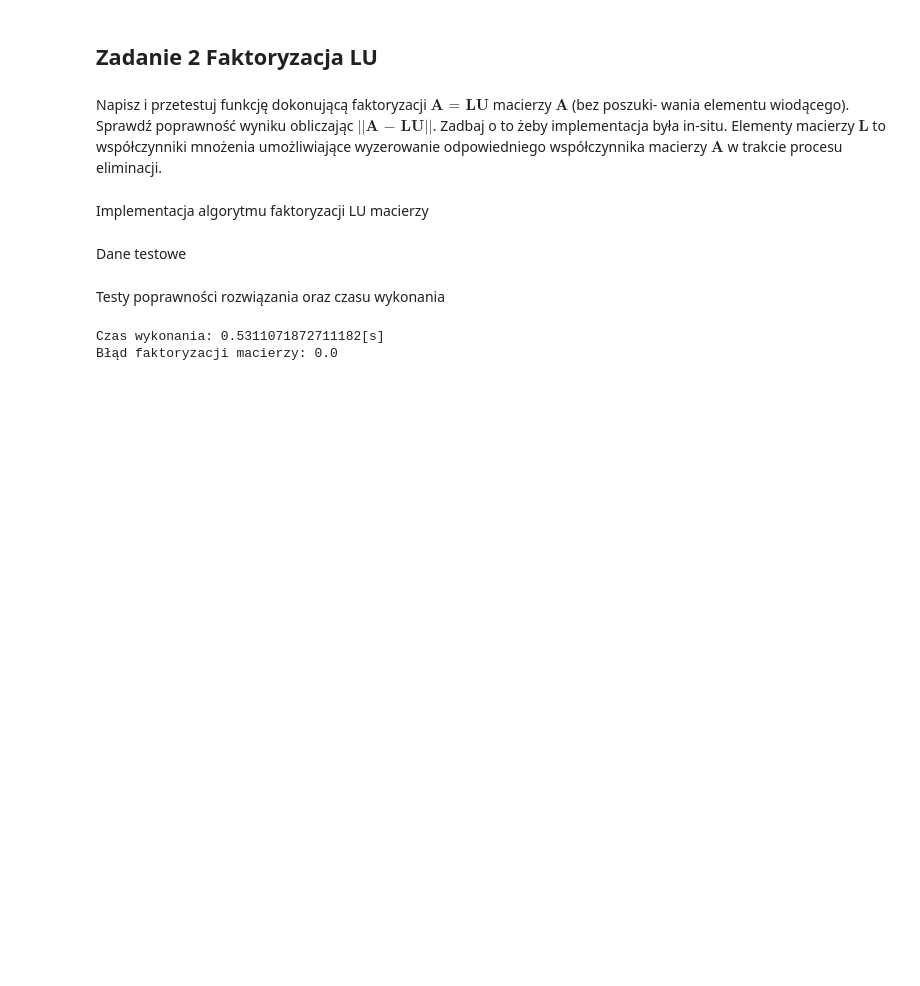
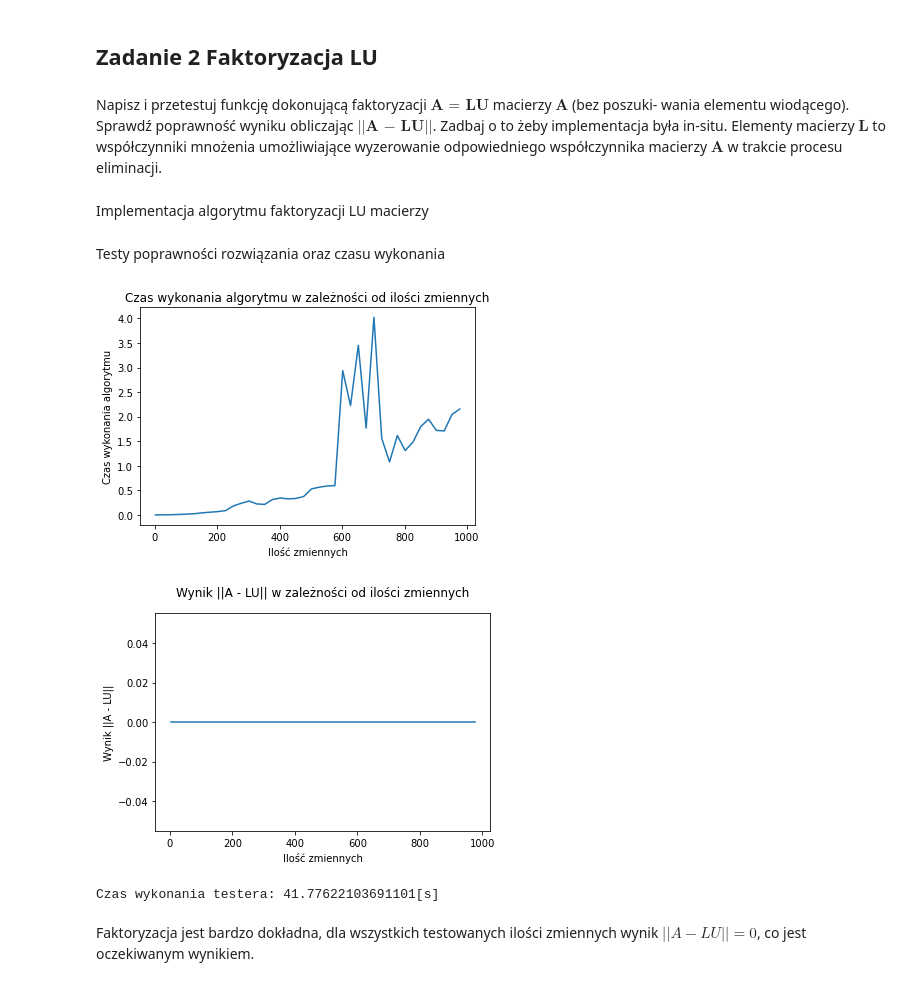
Before and after one commit to proman3419/AGH-WIET-INF-MOwNiT-2022, a Jupyter notebook: 2/2.ipynb, the cells around one changed output. Saved outputs shown, nothing was run; the diff lists cells and outputs as text; code cells hidden in the pictures; blank space fills up the shorter version.

```diff
--- a/2/2.ipynb
+++ b/2/2.ipynb
@@ -199,22 +228,44 @@ def split_LU(LU):
             U[j,i] = 0
 
     return L, U
-# %% [markdown]
-Dane testowe
-# %%
-np.random.seed(17)
-n = 500
-A = np.random.random((n, n))
-LU, t = time_exec(factorize_matrix, A)
-L, U = split_LU(LU)
 # %% [markdown]
 Testy poprawności rozwiązania oraz czasu wykonania
-# %%
-def get_matrix_factorization_error(A, L, U):
-    return np.linalg.det(A - np.matmul(L, U))
-
-print(f'Czas wykonania: {t}[s]')
-print('Błąd faktoryzacji macierzy:', get_matrix_factorization_error(A, L, U))
-# %% [output]
-Czas wykonania: 0.5311071872711182[s]
-Błąd faktoryzacji macierzy: 0.0
+# %%
+def get_matrix_factorization_error(A, L, U):
+    return np.linalg.det(A - np.matmul(L, U))
+
+def matrix_factorization_tester_plot(ts, errors, ns):
+    plt.plot(ns, ts)
+    plt.xlabel('Ilość zmiennych')
+    plt.ylabel('Czas wykonania algorytmu')
+    plt.title('Czas wykonania algorytmu w zależności od ilości zmiennych')
+    plt.show()
+
+    plt.plot(ns, errors)
+    plt.xlabel('Ilość zmiennych')
+    plt.ylabel('Wynik ||A - LU||')
+    plt.title('Wynik ||A - LU|| w zależności od ilości zmiennych', y=1.05)
+    plt.show()
+
+def matrix_factorization_tester(N, step, seed=11792):
+    np.random.seed(seed)
+    ts = []; errors = []
+    ns = list(range(2, N, step))
+
+    for n in ns:
+        A = np.random.random((n, n))
+        LU, t = time_exec(factorize_matrix, A)
+        L, U = split_LU(LU)
+        ts.append(t)
+        errors.append(get_matrix_factorization_error(A, L, U))
+
+    matrix_factorization_tester_plot(ts, errors, ns)
+
+r, t = time_exec(matrix_factorization_tester, 1000, 25)
+print(f'Czas wykonania testera: {t}[s]')
+# %% [output]
+[figure, added]
+[figure, added]
+Czas wykonania testera: 41.77622103691101[s]
+# %% [markdown]
+Faktoryzacja jest bardzo dokładna, dla wszystkich testowanych ilości zmiennych wynik $ ||A − LU|| = 0 $, co jest oczekiwanym wynikiem.
```
Also changed, not shown: parts of 11 cells of this notebook.
